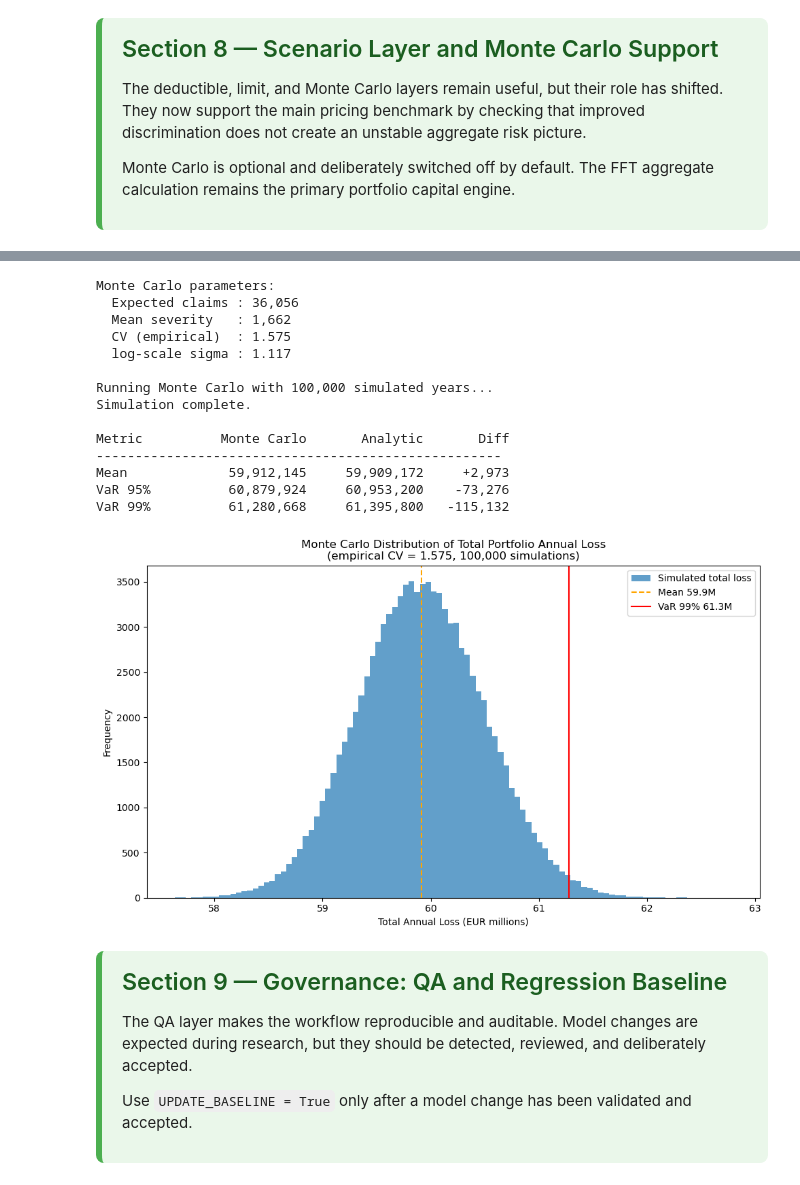
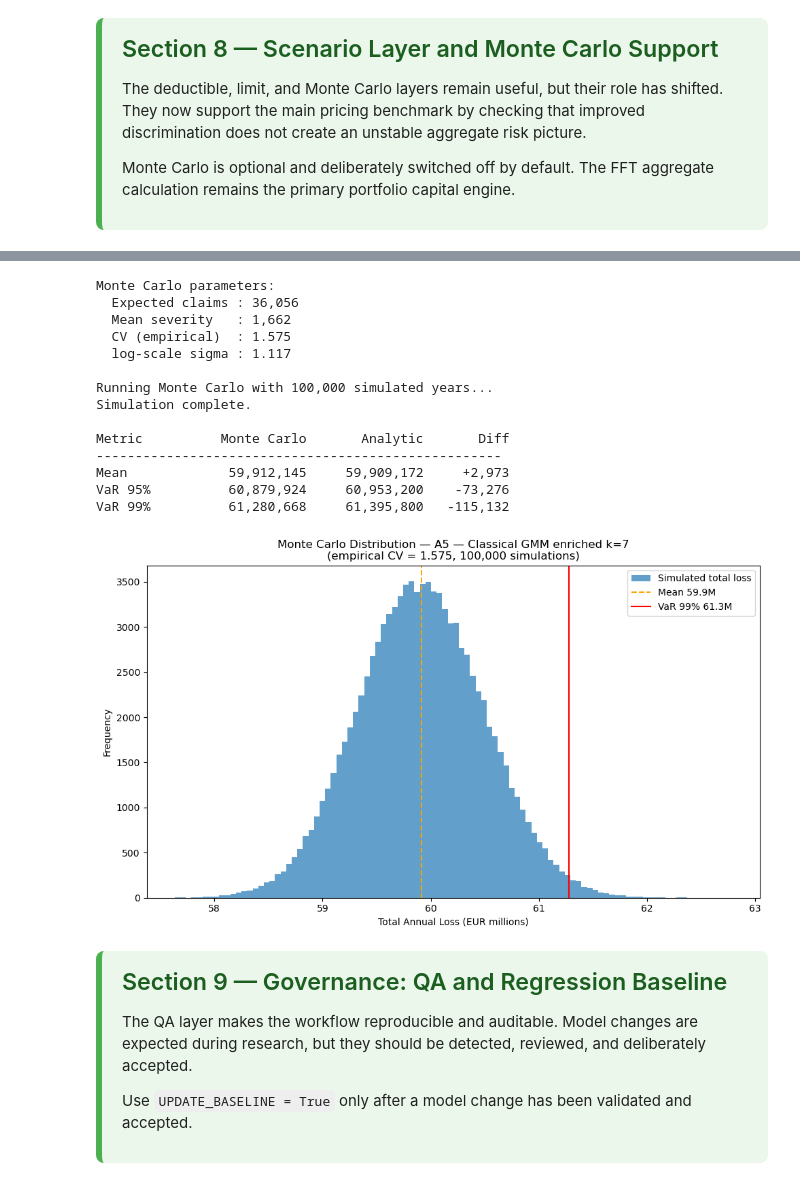
Before and after one commit to evrelegh/P-C, a Jupyter notebook: motor_burt_benchmark.ipynb, the cells around one changed output, grey strips where cells are left out. Drawn from its saved outputs; the diff is of its cells as text; code cells hidden in the pictures.

```diff
--- a/motor_burt_benchmark.ipynb
+++ b/motor_burt_benchmark.ipynb
@@ -4351,35 +4504,35 @@ if RUN_MONTE_CARLO:
     plt.hist(losses / 1e6, bins=100, alpha=0.7, label='Simulated total loss')
     plt.axvline(sim_metrics['sim_mean'] / 1e6, linestyle='--', color='orange',
                 label=f"Mean {sim_metrics['sim_mean']/1e6:.1f}M")
     plt.axvline(sim_metrics['sim_var99'] / 1e6, linestyle='-', color='red',
                 label=f"VaR 99% {sim_metrics['sim_var99']/1e6:.1f}M")
     plt.title(
-        'Monte Carlo Distribution of Total Portfolio Annual Loss\n'
+        f'Monte Carlo Distribution — {best_gini_label}\n'
         f'(empirical CV = {cv_sev:.3f}, {n_sims:,} simulations)'
     )
     plt.xlabel('Total Annual Loss (EUR millions)')
     plt.ylabel('Frequency')
     plt.legend()
     plt.tight_layout()
     plt.show()
 else:
     print('Monte Carlo validation not run. Set RUN_MONTE_CARLO = True to execute.')
 # %% [output]
 Monte Carlo parameters:
   Expected claims : 36,056
   Mean severity   : 1,662
   CV (empirical)  : 1.575
   log-scale sigma : 1.117
 
 Running Monte Carlo with 100,000 simulated years...
 Simulation complete.
 
 Metric          Monte Carlo       Analytic       Diff
 ----------------------------------------------------
 Mean             59,912,145     59,909,172     +2,973
 VaR 95%          60,879,924     60,953,200    -73,276
 VaR 99%          61,280,668     61,395,800   -115,132
-[figure, old version]
+[figure, new version]
 # %% [markdown]
 <div style="
   background-color:#EAF7EA;
```
Also changed, not shown: parts of 5 cells of this notebook.
